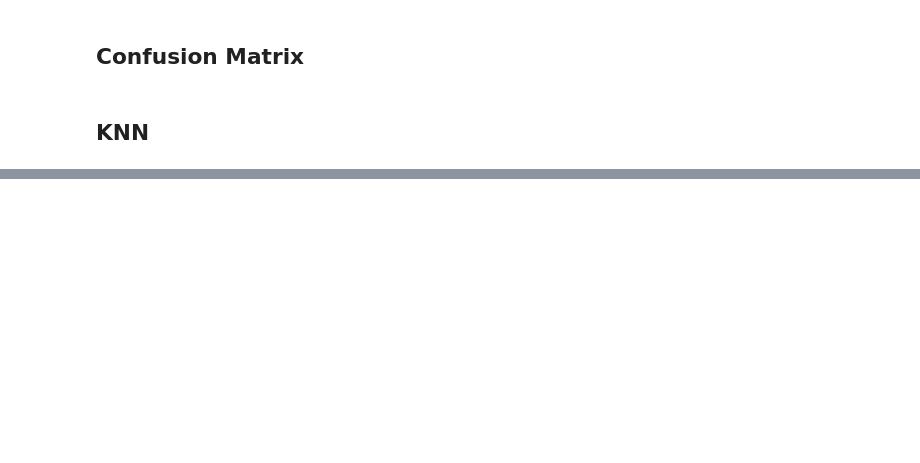
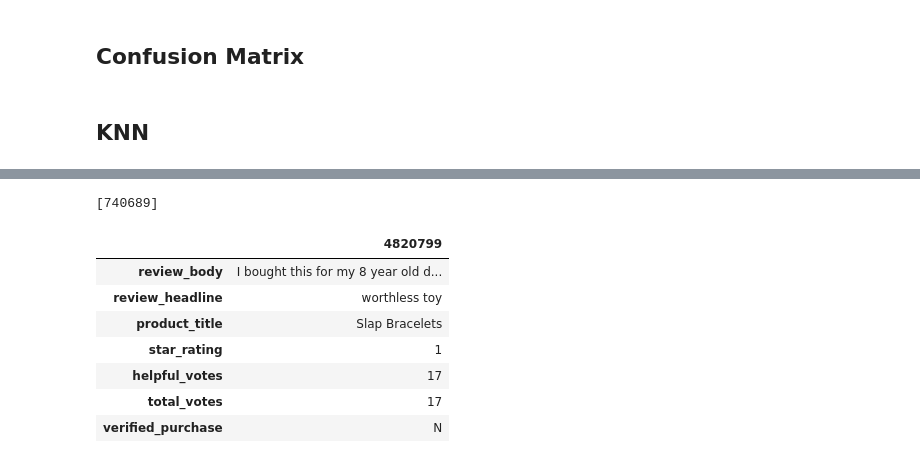
Before and after one commit to sukikrishna/FARS, a Jupyter notebook: KNN_ML/KNNToys.ipynb, the cells around one changed output, grey strips where cells are left out. Drawn from its saved outputs; the diff is of its cells as text; code cells hidden in the pictures; blank space fills up the shorter version.

Commit message:
added KNN models and got reviews

```diff
--- a/KNN_ML/KNNToys.ipynb
+++ b/KNN_ML/KNNToys.ipynb
@@ -512,0 +503,18 @@ knn_classifier = load(path+name)
+# %%
+ind2 = list(np.all(test2, axis = 1))#.index(True)
+ind2
+n_lst = [i for i, x in enumerate(ind2) if x]
+(n_lst)
+# %% [output]
+[740689]
+# %%
+one_file.iloc[740689].to_frame().loc[['review_body', 'review_headline', 'product_title', 'star_rating', 'helpful_votes', 'total_votes', 'verified_purchase']]
+# %% [output]
+|  | 4820799 |
+| review_body | I bought this for my 8 year old d... |
+| review_headline | worthless toy |
+| product_title | Slap Bracelets |
+| star_rating | 1 |
+| helpful_votes | 17 |
+| total_votes | 17 |
+| verified_purchase | N |
```
Also changed, not shown: parts of 38 cells of this notebook, 6 other files.
